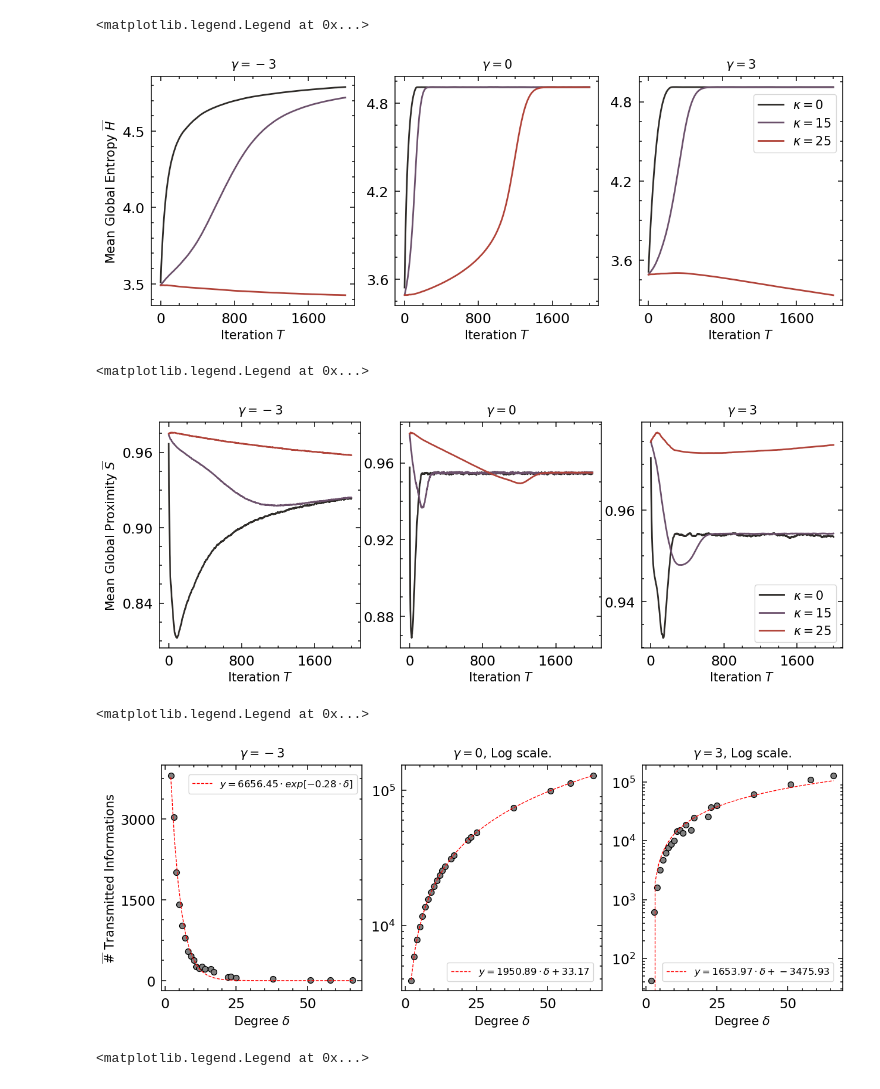
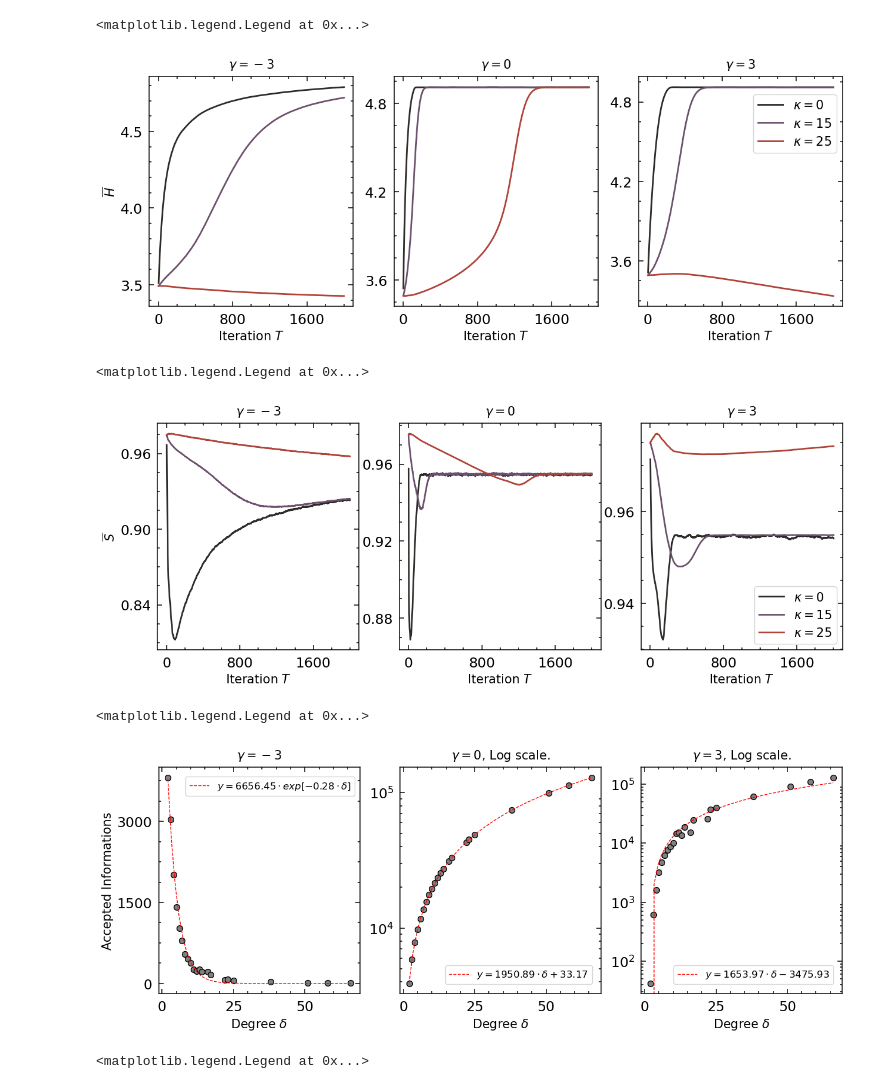
Before and after one commit to patrick-oliveira/EntropiaGrafos, a Jupyter notebook: notebooks/non_polarized_binomial_initial_distribution.ipynb, the cells around one changed output. Drawn from its saved outputs; the diff is of its cells as text; code cells hidden in the pictures.

```diff
--- a/notebooks/backup_to_organize/Análsie Caso 7.ipynb
+++ b/notebooks/non_polarized_binomial_initial_distribution.ipynb
@@ -15,7 +18,7 @@ from opdynamics.utils.results_tools import get_experiment_mean_data
 from opdynamics.utils.plotting.formatting import (classical_structure,
                                                   format_text)
 # %%
-params = parse_experiment_params("../experiments_params/case_7.json")
+params = parse_experiment_params("../experiments_params/backup_to_organize/case_7.json")
 results = get_experiment_mean_data(params, "../results/case_7/")
 # %%
 # parameters
@@ -27,7 +30,7 @@ titles = [rf"$\gamma = {k}$" for k in [-3, 0, 3]]
 title_size = 15
 single_ylabel = True
 position_ylabel = "left"
-ylabel = r"Mean Global Entropy $\overline{H}$"
+ylabel = r"$\overline{H}$"
 ylabel_fontsize = 15
 xlabel_bottom_only = True
 xlabel = r"Iteration $T$"
@@ -66,34 +69,34 @@ fig, axs = format_text(
     xlabel_fontsize
 )
 
 # plot
 line_width = 2
 
 measure = 'entropy'
 
 kappa_color = {
     0: "#2e2b28",
     15: "#6b506b",
     25: "#b04238"
 }
 
 X = np.arange(1, 2000 + 1)
 
 selected_params = [x for x in params if x['gamma'] == -3]
 for p in selected_params:
     axs[0].plot(X, results[make_tuple(p)][measure], c = kappa_color[p['kappa']], linewidth = line_width)
 
 selected_params = [x for x in params if x['gamma'] == 0]
 for p in selected_params:
     axs[1].plot(X, results[make_tuple(p)][measure], c = kappa_color[p['kappa']], linewidth = line_width)
 
 selected_params = [x for x in params if x['gamma'] == 3]
 for p in selected_params:
     axs[2].plot(X, results[make_tuple(p)][measure], c = kappa_color[p['kappa']], linewidth = line_width, label = rf"$\kappa = {p['kappa']}$")
 axs[2].legend(loc = 'upper right', fontsize = 15, bbox_to_anchor = (1, 0.95))
 # %% [output]
 <matplotlib.legend.Legend at 0x...>
-[figure, old version]
+[figure, new version]
 # %%
 # parameters
 
@@ -104,7 +107,7 @@ titles = [rf"$\gamma = {k}$" for k in [-3, 0, 3]]
 title_size = 15
 single_ylabel = True
 position_ylabel = "left"
-ylabel = r"Mean Global Proximity $\overline{S}$"
+ylabel = r"$\overline{S}$"
 ylabel_fontsize = 15
 xlabel_bottom_only = True
 xlabel = r"Iteration $T$"
@@ -170,7 +173,7 @@ for p in selected_params:
 axs[2].legend(loc = 'lower right', fontsize = 15)
 # %% [output]
 <matplotlib.legend.Legend at 0x...>
-[figure, old version]
+[figure, new version]
 # %%
 nrows = 1
 ncols = 3
@@ -181,7 +184,7 @@ titles[2] = titles[2] + ", Log scale."
 title_size = 15
 single_ylabel = True
 position_ylabel = "left"
-ylabel = r"$\overline{\#}$ Transmitted Informations"
+ylabel = "Accepted Informations"
 ylabel_fontsize = 15
 xlabel_bottom_only = True
 xlabel = r"Degree $\delta$"
@@ -263,7 +266,11 @@ a = p[0]
 b = p[1]
 x_fitted = np.linspace(np.min(degrees), np.max(degrees), 50)
 y_fitted = a*x_fitted + b
-axs[1].plot(x_fitted, y_fitted, 'r--', linewidth = 1, label = rf'$y = {np.round(a, 2)}\cdot \delta + {np.round(b, 2)}$')
+axs[1].plot(x_fitted, y_fitted, 'r--', linewidth = 1, label = r'$y = {}\cdot \delta {} {}$'.format(
+    np.round(a, 2),
+    '+' if b > 0 else '',
+    np.round(b, 2)
+))
 
 axs[1].legend(fontsize = 12, loc = 'lower right', bbox_to_anchor = (0.98, 0.02))
 
@@ -289,12 +296,16 @@ a = p[0]
 b = p[1]
 x_fitted = np.linspace(np.min(degrees), np.max(degrees), 50)
 y_fitted = a*x_fitted + b
-axs[2].plot(x_fitted, y_fitted, 'r--', linewidth = 1, label = rf'$y = {np.round(a, 2)}\cdot \delta + {np.round(b, 2)}$')
+axs[2].plot(x_fitted, y_fitted, 'r--', linewidth = 1, label = r'$y = {}\cdot \delta {} {}$'.format(
+    np.round(a, 2),
+    '+' if b > 0 else '',
+    np.round(b, 2)
+))
 
 axs[2].legend(fontsize = 12, loc = 'lower right', bbox_to_anchor = (0.98, 0.02))
 # %% [output]
 <matplotlib.legend.Legend at 0x...>
-[figure, old version]
+[figure, new version]
 # %%
 nrows = 1
 ncols = 1
```
Also changed, not shown: parts of 1 cell of this notebook, 5 other files.
